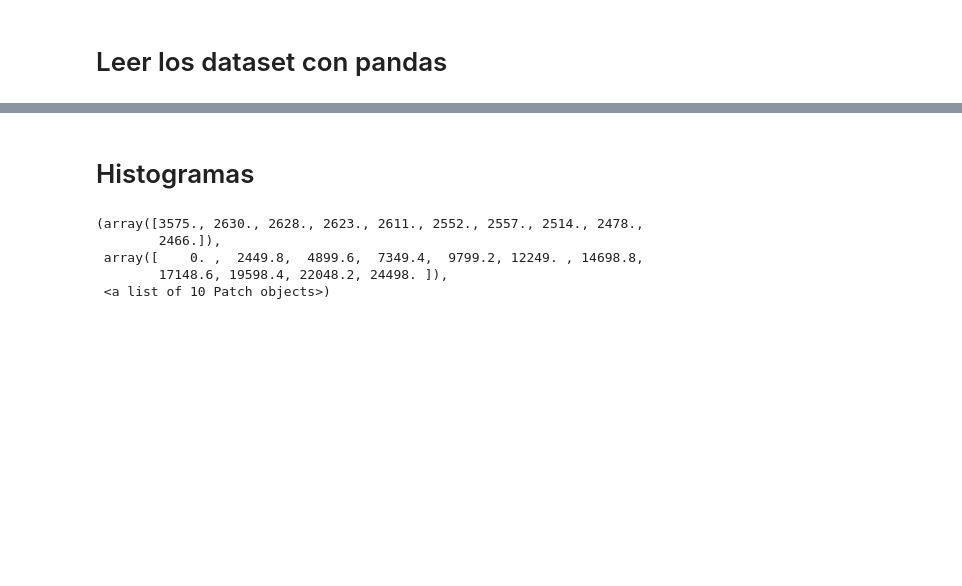
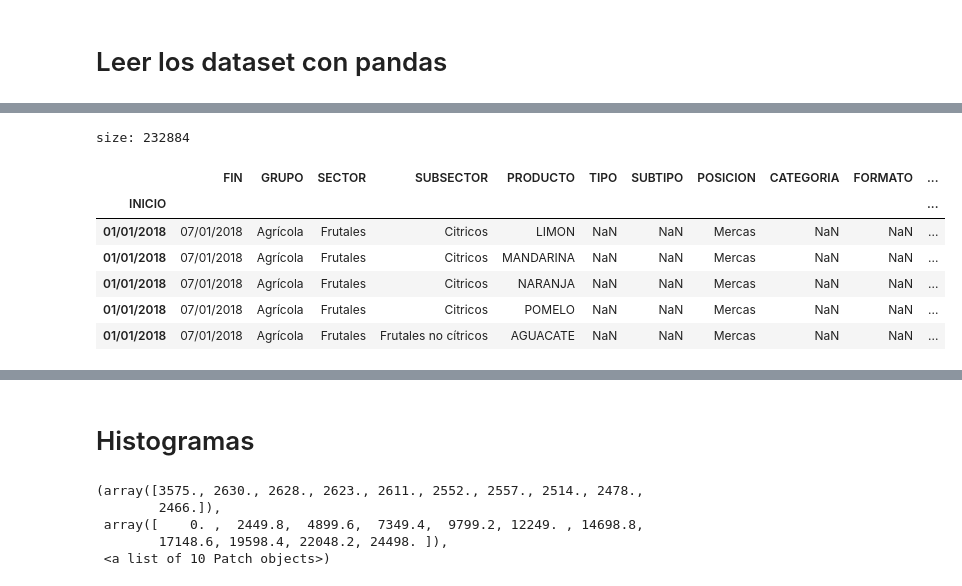
Before and after one commit to wisrovi/visualizacion-cajamar, a Jupyter notebook: Concurso_Cajamar_visualizacion_datos.ipynb, the cells around one changed output, grey strips where cells are left out. Drawn from its saved outputs; the diff is of its cells as text; code cells hidden in the pictures; blank space fills up the shorter version.

```diff
--- a/Concurso_Cajamar_visualizacion_datos.ipynb
+++ b/Concurso_Cajamar_visualizacion_datos.ipynb
@@ -22,8 +50,16 @@ d1.head(100)
 # %%
 d2 = pd.read_csv(FOLDER_DATASET + 'Dataset2.- Precios Semanales Observatorio de Precios Junta de Andalucia.txt', sep='|', index_col=0)
 print("size:", d2.size)
-if MOSTRAR_5_PRIMERAS_FILAS_CADA_UNO:
-  d2.head(5)
+d2.head(5)
+# %% [output]
+size: 232884
+|  | FIN | GRUPO | SECTOR | SUBSECTOR | PRODUCTO | TIPO | SUBTIPO | POSICION | CATEGORIA | FORMATO | ... |
+| INICIO |  |  |  |  |  |  |  |  |  |  | ... |
+| 01/01/2018 | 07/01/2018 | Agrícola | Frutales | Citricos | LIMON | NaN | NaN | Mercas | NaN | NaN | ... |
+| 01/01/2018 | 07/01/2018 | Agrícola | Frutales | Citricos | MANDARINA | NaN | NaN | Mercas | NaN | NaN | ... |
+| 01/01/2018 | 07/01/2018 | Agrícola | Frutales | Citricos | NARANJA | NaN | NaN | Mercas | NaN | NaN | ... |
+| 01/01/2018 | 07/01/2018 | Agrícola | Frutales | Citricos | POMELO | NaN | NaN | Mercas | NaN | NaN | ... |
+| 01/01/2018 | 07/01/2018 | Agrícola | Frutales | Frutales no cítricos | AGUACATE | NaN | NaN | Mercas | NaN | NaN | ... |
 # %%
 d3_A = pd.read_csv(FOLDER_DATASET + 'Dataset3a_Datos_MercaMadrid.txt', sep='|', index_col=0)
 print("size:", d3_A.size)
```
Also changed, not shown: parts of 7 cells of this notebook.
